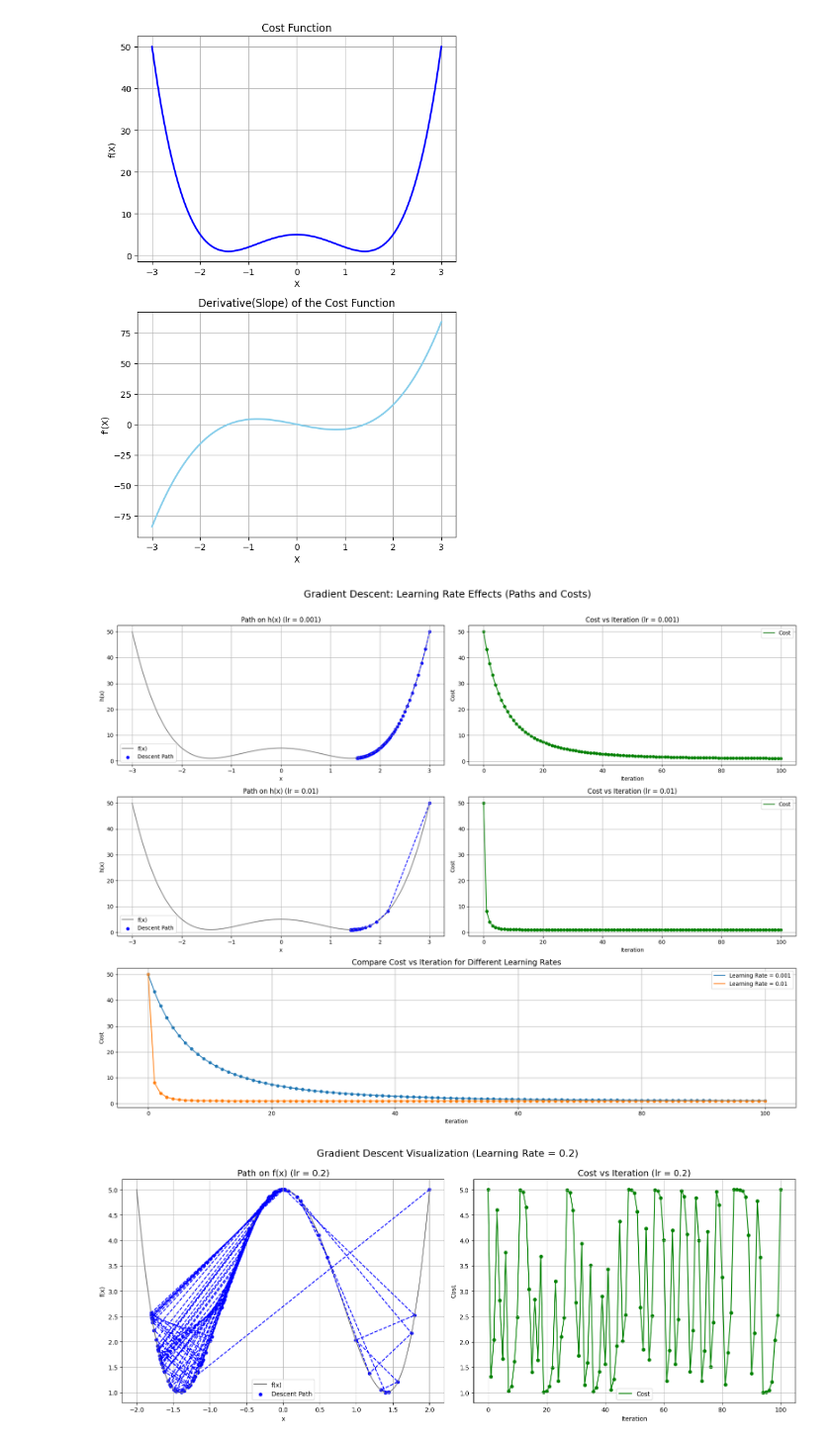
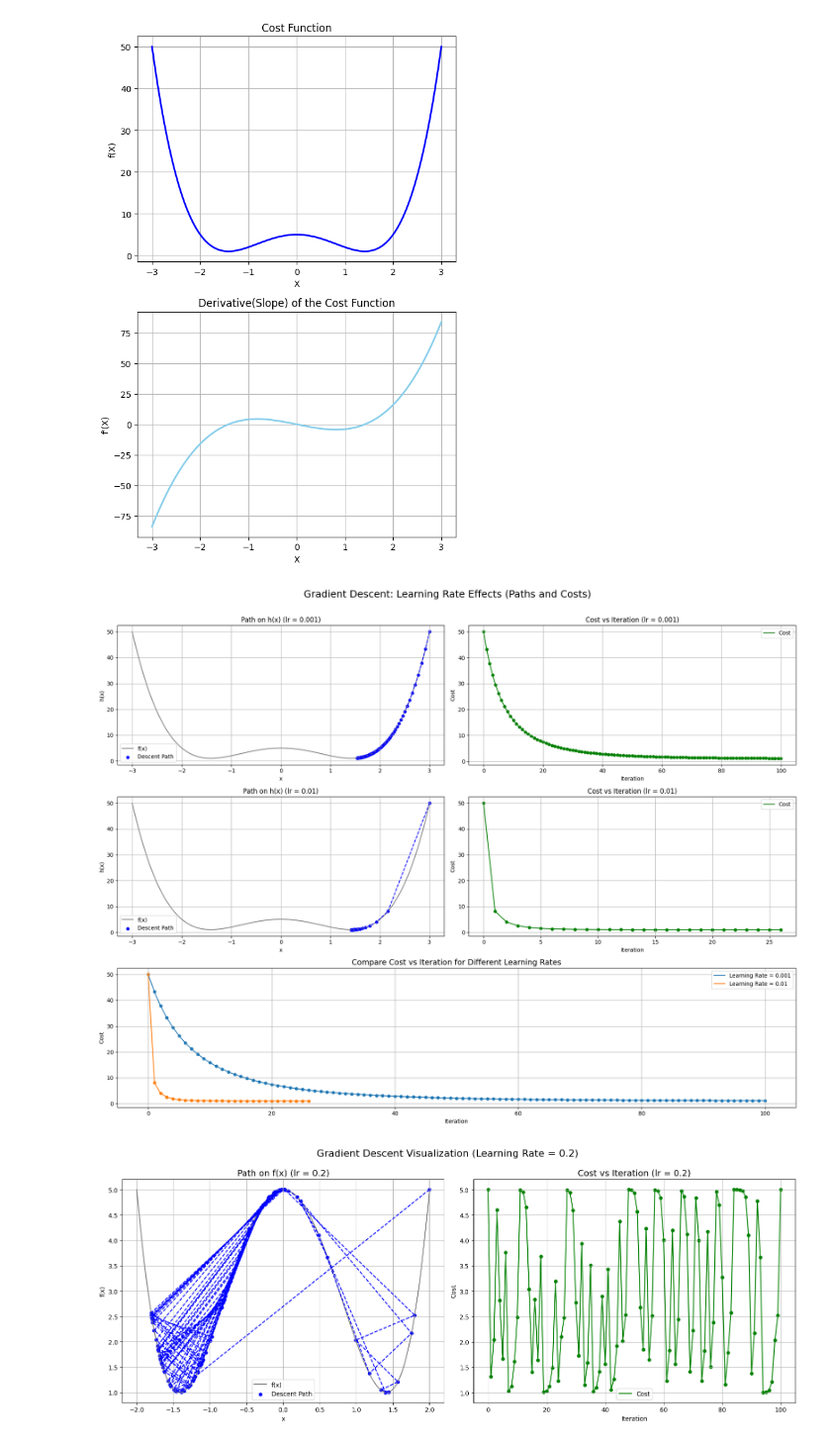
Before and after one commit to alextianyf/Gradient-Descent-Insights-into-Behavior-and-Optimization-Challenges, a Jupyter notebook: discussion.ipynb, the cells around one changed output. Shown at 99% size. Saved outputs shown, nothing was run; the diff lists cells and outputs as text; code cells hidden in the pictures.

```diff
--- a/discussion.ipynb
+++ b/discussion.ipynb
@@ -321,26 +251,6 @@ Its derivative (gradient) is:
 $$
 t'(x) = 5x^4 - 8x^3
 $$
-# %%
-def gradient_descent(derivative_func, initial_guess, learning_rate=0.02, precision=0.001, max_iter=300):
-    new_x = initial_guess
-    multiplier = learning_rate
-    x_list = [new_x]
-    slope_list = [derivative_func(new_x)]
-    step_size = precision + 1
-    iter_num = 1
-
-    while step_size > precision:
-        if iter_num > max_iter:
-            break
-        previous_x = new_x
-        gradient = derivative_func(previous_x)
-        new_x = previous_x - multiplier * gradient
-        step_size = abs(new_x - previous_x)
-        x_list.append(new_x)
-        slope_list.append(derivative_func(new_x))
-        iter_num += 1
-    return new_x, x_list, slope_list
 # %%
 def t(x):
     return x**5 - 2*x**4 + 2
@@ -444,32 +329,12 @@ plot_cost_and_derivative(h, dh, x_range=(-3,3),num_points=100)
 # %% [output]
 [figure]
 # %%
-def gradient_descent(derivative_func, initial_guess, learning_rate=0.02, precision=0.001, max_iter=300):
-    new_x = initial_guess
-    multiplier = learning_rate
-    x_list = [new_x]
-    slope_list = [derivative_func(new_x)]
-    step_size = precision + 1
-    iter_num = 1
-
-    while step_size > precision:
-        if iter_num > max_iter:
-            break
-        previous_x = new_x
-        gradient = derivative_func(previous_x)
-        new_x = previous_x - multiplier * gradient
-        step_size = abs(new_x - previous_x)
-        x_list.append(new_x)
-        slope_list.append(derivative_func(new_x))
-        iter_num += 1
-    return new_x, x_list, slope_list
-
 n = 100
 lrs = [0.001, 0.01]
 initial_guess = 3
 results = {}
 for lr in lrs:
-    results[lr] = gradient_descent(dh, initial_guess=initial_guess, learning_rate=lr, precision=0, max_iter=n)
+    results[lr] = gradient_descent(dh, initial_guess=initial_guess, learning_rate=lr, max_iter=n)
 
 # 创建整个排版画布
 fig = plt.figure(figsize=(18, 14))
@@ -497,34 +362,34 @@ for idx, lr in enumerate(lrs):
     ax_func.grid(True)
 
     # 右图：cost 曲线
     ax_cost = fig.add_subplot(gs[idx, 1])
     ax_cost.plot(iteration_list, cost_path, color='green', label='Cost')
     ax_cost.scatter(iteration_list, cost_path, color='green', s=25)
     ax_cost.set_title(f'Cost vs Iteration (lr = {lr})')
     ax_cost.set_xlabel('Iteration')
     ax_cost.set_ylabel('Cost')
     ax_cost.legend()
     ax_cost.grid(True)
 
 # 第5图：合并所有 cost 曲线对比
 ax_all_cost = fig.add_subplot(gs[2, :])
 for lr in lrs:
     x_path = np.array(results[lr][1])
     iteration_list = list(range(len(x_path)))
     ax_all_cost.plot(iteration_list, h(x_path), label=f'Learning Rate = {lr}')
     ax_all_cost.scatter(iteration_list, h(x_path), s=25)
 ax_all_cost.set_title('Compare Cost vs Iteration for Different Learning Rates', fontsize=14)
 ax_all_cost.set_xlabel('Iteration')
 ax_all_cost.set_ylabel('Cost')
 ax_all_cost.legend()
 ax_all_cost.grid(True)
 
 # 总标题
 fig.suptitle('Gradient Descent: Learning Rate Effects (Paths and Costs)', fontsize=18)
 plt.tight_layout(rect=[0, 0, 1, 0.97])  # 留出上方空间给标题
 plt.show()
 # %% [output]
-[figure, old version]
+[figure, new version]
 # %%
 # 参数设置
 n = 100
```
Also changed, not shown: parts of 14 cells of this notebook, 2 other files.
